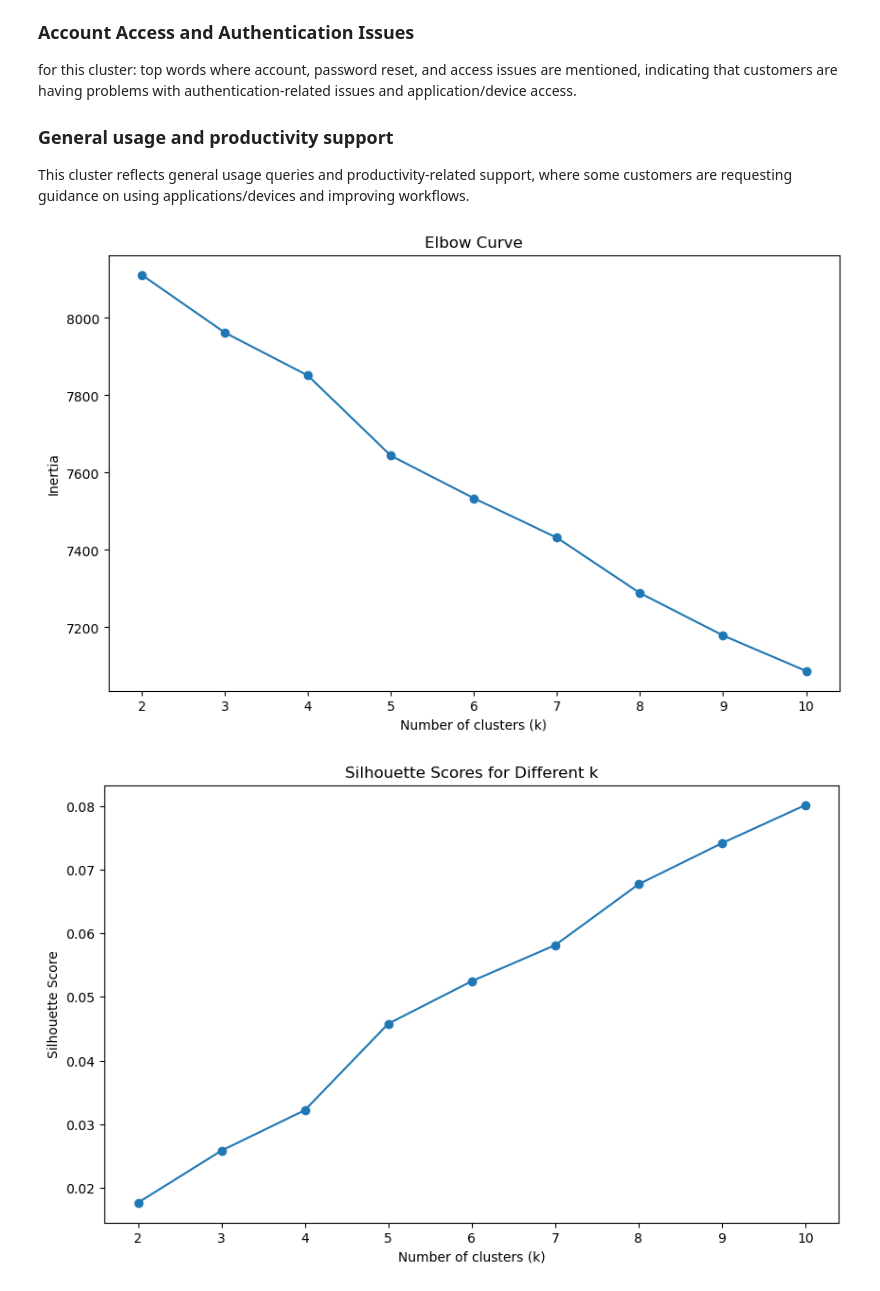
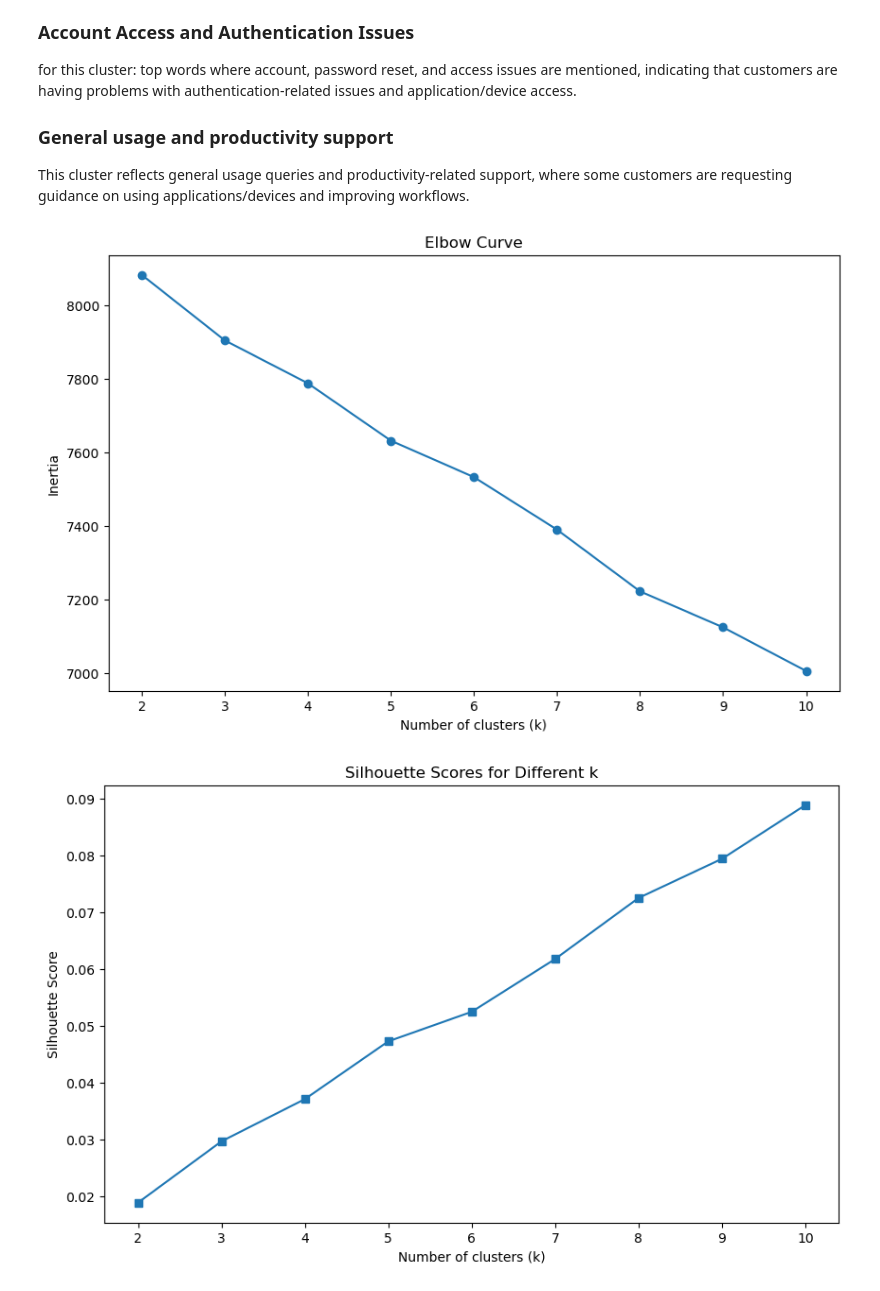
Before and after one commit to Razan-88/TextAnalytics-CW-Task4, a Jupyter notebook: research_notebooks/TFIDF_SentenceEmbeddings_KMeans.ipynb, the cells around one changed output. Drawn from its saved outputs; the diff is of its cells as text; code cells hidden in the pictures.

```diff
--- a/research_notebooks/TFIDF_SentenceEmbeddings_KMeans.ipynb
+++ b/research_notebooks/TFIDF_SentenceEmbeddings_KMeans.ipynb
@@ -155,7 +155,7 @@ silhouette_scores = []
 k_range = range(2, 11)
 
 for k in k_range:
-    kmeans = KMeans(n_clusters=k, random_state=42)
+    kmeans = KMeans(n_clusters=k, random_state=42, n_init=10)
     labels = kmeans.fit_predict(x)
 
     # store inertia
@@ -171,17 +171,17 @@ plt.ylabel('Inertia')
 plt.title('Elbow Curve')
 plt.show()
 # %% [output]
-[figure, old version]
+[figure, new version]
 # %%
 # plot silhouette scores
 plt.figure(figsize=(10, 6))
-plt.plot(k_range, silhouette_scores, marker='o')
+plt.plot(k_range, silhouette_scores, marker='s')
 plt.xlabel('Number of clusters (k)')
 plt.ylabel('Silhouette Score')
 plt.title('Silhouette Scores for Different k')
 plt.show()
 # %% [output]
-[figure, old version]
+[figure, new version]
 # %%
 %pip install sentence-transformers
 %pip install --upgrade datasets transformers sentence-transformers
```
Also changed, not shown: parts of 5 cells of this notebook.
